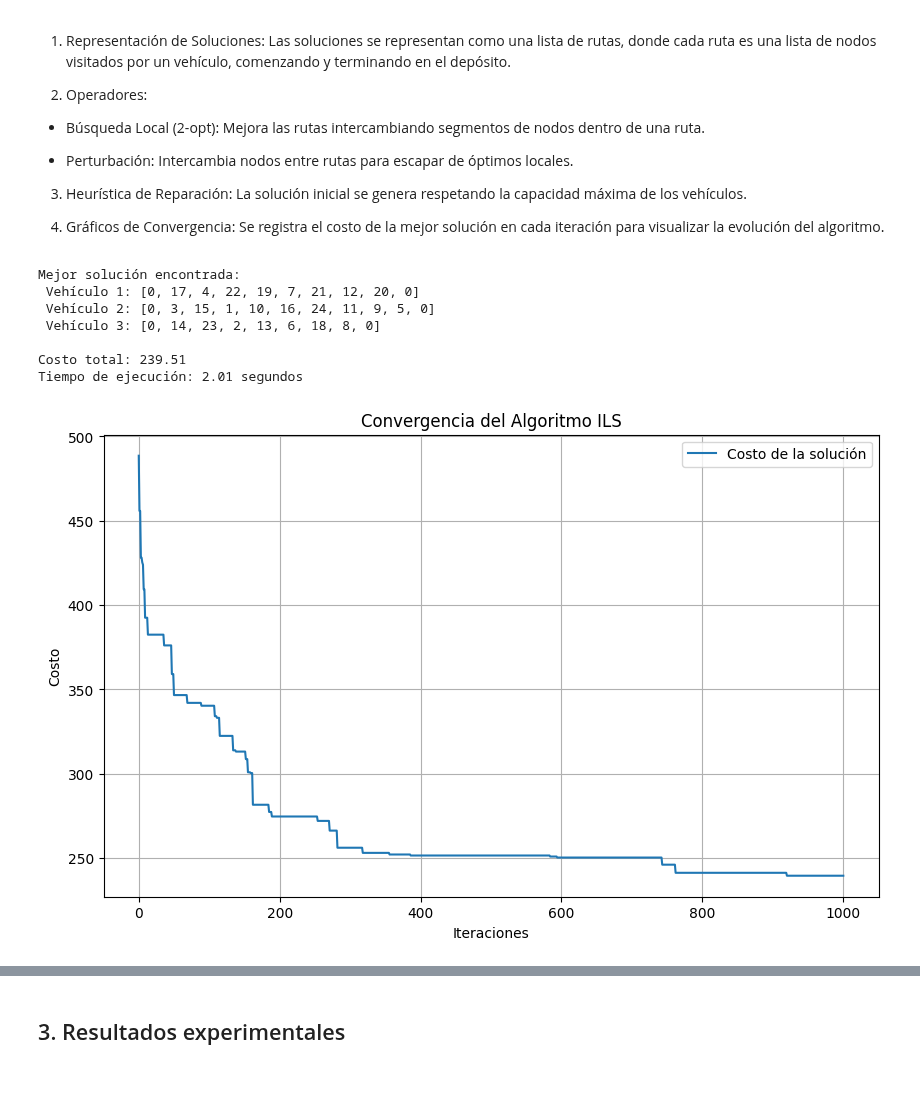
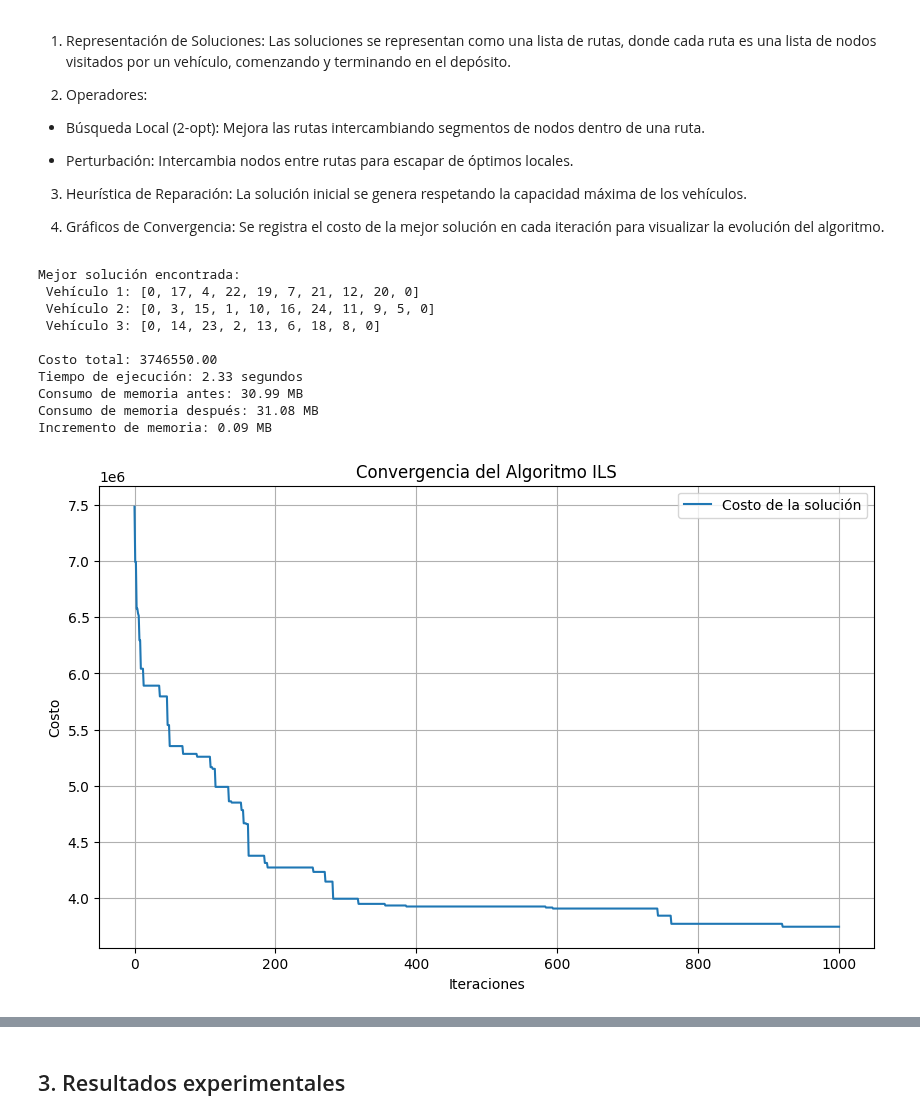
Before and after one commit to Proyectos-MOS/Proyecto-Etapa-3, a Jupyter notebook: proyectoetapa3/proyecto_etapa3.ipynb, the cells around one changed output, grey strips where cells are left out. Drawn from its saved outputs; the diff is of its cells as text; code cells hidden in the pictures; blank space fills up the shorter version.

Commit message:
ils vs pyomo (antes de escalar)

```diff
--- a/proyectoetapa3/proyecto_etapa3.ipynb
+++ b/proyectoetapa3/proyecto_etapa3.ipynb
@@ -51,6 +59,7 @@ import pandas as pd
 import matplotlib.pyplot as plt
 import time
 import copy
+import psutil
 
 # Configuración de la semilla para reproducibilidad
 SEED = 42
@@ -86,12 +95,32 @@ tiempos = {(i, j): grafo1[i][j][1] for i in nodos for j in nodos if i != j}
 # Módulo de Evaluación
 # =============================
 
-# Función para calcular el costo total de una solución (suma de distancias)
+# Parámetros adicionales
+PRECIO_COMBUSTIBLE = 15000  # Precio del combustible por litro
+COSTO_MANTENIMIENTO = 700   # Costo de mantenimiento por km
+COSTO_ELECTRICO = 0         # Costo eléctrico (si aplica)
+TARIFA_FIJA = 5000          # Tarifa fija por km
+COSTO_TIEMPO = 0            # Costo por tiempo (si aplica)
+
+# Función para calcular el costo total de una solución (incluyendo costos adicionales)
 def calcular_costo(rutas):
     costo_total = 0
     for ruta in rutas:
         for i in range(len(ruta) - 1):
-            costo_total += distancias[(ruta[i], ruta[i + 1])]
+            nodo_origen = ruta[i]
+            nodo_destino = ruta[i + 1]
+            distancia = distancias[(nodo_origen, nodo_destino)]
+            tiempo = tiempos[(nodo_origen, nodo_destino)]
+
+            # Cálculo del costo para este tramo
+            costo_tramo = (
+                PRECIO_COMBUSTIBLE * distancia +  # Costo por combustible
+                COSTO_MANTENIMIENTO +            # Costo de mantenimiento
+                COSTO_ELECTRICO +                # Costo eléctrico (si aplica)
+                TARIFA_FIJA +                    # Tarifa fija
+                COSTO_TIEMPO * tiempo            # Costo por tiempo (si aplica)
+            )
+            costo_total += costo_tramo
     return costo_total
 
 # Función para verificar si las rutas son factibles según la capacidad de los vehículos
@@ -191,37 +220,48 @@ def ils():
 
 # Medir tiempo de ejecución del algoritmo
 start_time = time.time()
+process = psutil.Process()  # Obtener el proceso actual
+mem_before = process.memory_info().rss / (1024 * 1024)  # Memoria antes (en MB)
+
 mejor_solucion, mejor_costo, costos = ils()
+
+mem_after = process.memory_info().rss / (1024 * 1024)  # Memoria después (en MB)
 end_time = time.time()
 
 # Mostrar resultados por consola
 print("\nMejor solución encontrada:")
 for i, ruta in enumerate(mejor_solucion):
     print(f" Vehículo {vehiculos[i]}: {ruta}")
 print(f"\nCosto total: {mejor_costo:.2f}")
 print(f"Tiempo de ejecución: {end_time - start_time:.2f} segundos")
+print(f"Consumo de memoria antes: {mem_before:.2f} MB")
+print(f"Consumo de memoria después: {mem_after:.2f} MB")
+print(f"Incremento de memoria: {mem_after - mem_before:.2f} MB")
 
 
 # =============================
 # Módulo de Visualización
 # =============================
 
 # Graficar convergencia del algoritmo (evolución del costo)
 plt.figure(figsize=(10, 6))
 plt.plot(costos, label="Costo de la solución")
 plt.xlabel("Iteraciones")
 plt.ylabel("Costo")
 plt.title("Convergencia del Algoritmo ILS")
 plt.legend()
 plt.grid()
 plt.savefig("convergencia_ils.png")
 plt.show()
 # %% [output]
 Mejor solución encontrada:
  Vehículo 1: [0, 17, 4, 22, 19, 7, 21, 12, 20, 0]
  Vehículo 2: [0, 3, 15, 1, 10, 16, 24, 11, 9, 5, 0]
  Vehículo 3: [0, 14, 23, 2, 13, 6, 18, 8, 0]
 
-Costo total: 239.51
-Tiempo de ejecución: 2.01 segundos
+Costo total: 3746550.00
+Tiempo de ejecución: 2.33 segundos
+Consumo de memoria antes: 30.99 MB
+Consumo de memoria después: 31.08 MB
+Incremento de memoria: 0.09 MB
-[figure, old version]
+[figure, new version]
```
Also changed, not shown: parts of 14 cells of this notebook, 5 other files.
